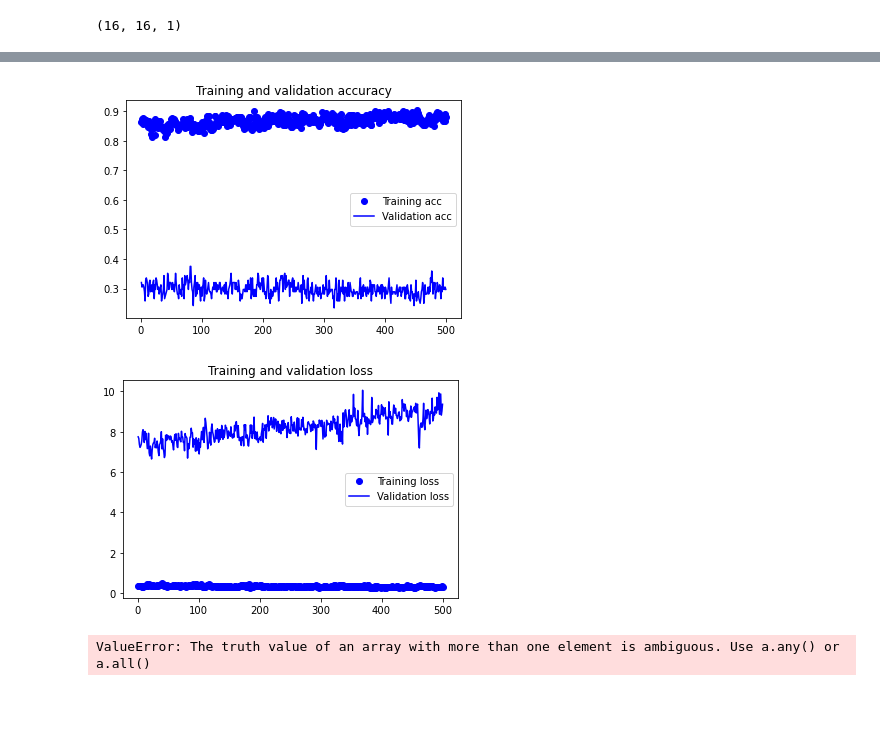
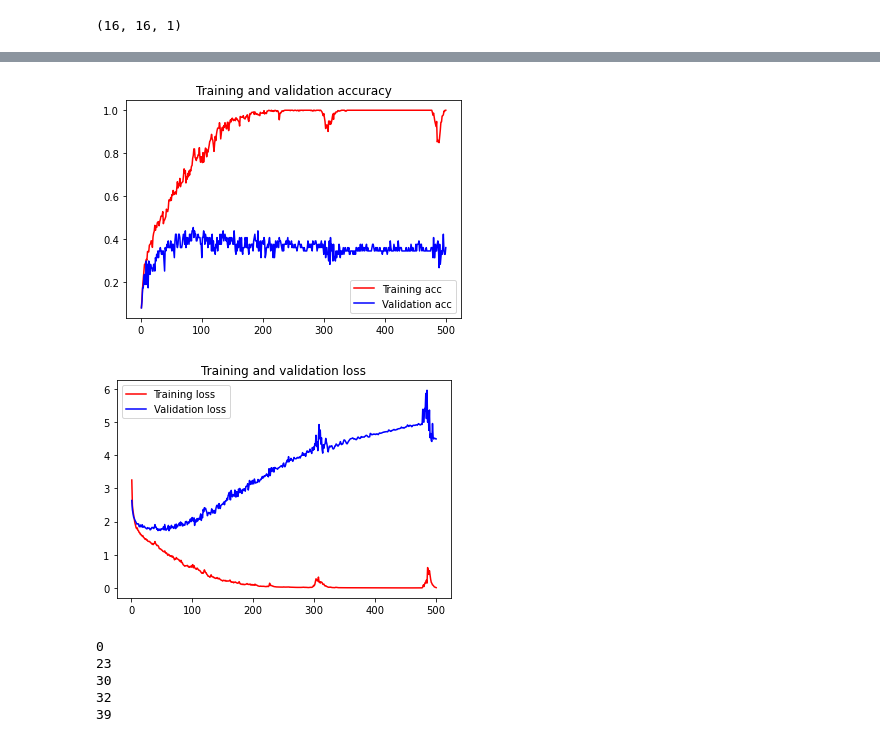
Before and after one commit to andrewsammut/monophonic_classfication_cnn, a Jupyter notebook: audioScripts/MFCCclassifier.ipynb, the cells around one changed output, grey strips where cells are left out. Cells and saved outputs as stored; diff of their text form; code cells hidden in the pictures; blank space fills up the shorter version.

```diff
--- a/audioScripts/MFCCclassifier.ipynb
+++ b/audioScripts/MFCCclassifier.ipynb
@@ -9,8 +10,9 @@ import numpy as np
 dataset_path = 'C:\\Users\\Greg\\ML\\Technical\\project\\git2\\monophonic_classfication_cnn\\padded'
 all_targets = all_targets = [name for name in listdir(dataset_path) if isdir(join(dataset_path, name))]
 all_targets.remove('_background_noise_')
+train_target = ['A3', 'A#3', 'B3', 'C3', 'C#3','D3', 'D#3', 'E3', 'F3', 'F#3','G3','A4']
 print(all_targets)
-numclasses = len(all_targets)
+numclasses = len(train_target)
 print(numclasses)
 # %% [output]
 ['A#3', 'A#4', 'A3', 'A4', 'B3', 'B4', 'C#3', 'C#4', 'C3', 'C4', 'D#3', 'D#4', 'D3', 'D4', 'E3', 'E4', 'F#3', 'F#4', 'F3', 'F4', 'G3', 'G4']
@@ -86,9 +100,9 @@ x_train = x_train.reshape(x_train.shape[0], x_train.shape[1], x_train.shape[2],
 x_val = x_val.reshape(x_val.shape[0], x_val.shape[1], x_val.shape[2], 1)
 x_test = x_test.reshape(x_test.shape[0], x_test.shape[1], x_test.shape[2], 1)
 
-y_train = utils.to_categorical(y_train, numclasses)
-y_test = utils.to_categorical(y_test, numclasses)
-y_val = utils.to_categorical(y_val, numclasses)
+#y_train = utils.to_categorical(y_train, numclasses)
+#y_test = utils.to_categorical(y_test, numclasses)
+#y_val = utils.to_categorical(y_val, numclasses)
 
 #fig=plt.figure()
 #plt.imshow(x_val[11], cmap='inferno', origin='lower')
@@ -110,18 +124,20 @@ print(sample_shape)
 # Build model
 # Based on: https://www.geeksforgeeks.org/python-image-classification-using-keras/
 model = models.Sequential()
-model.add(layers.Conv2D(32, (2, 2), activation='relu',input_shape=sample_shape))
+model.add(layers.Conv2D(32, 2, activation='relu',input_shape=sample_shape))
 model.add(layers.MaxPooling2D(pool_size=(2, 2)))
-model.add(layers.Conv2D(32, (2, 2), activation='relu'))
-model.add(layers.MaxPooling2D(pool_size=(2, 2)))
-
+#model.add(layers.Dropout(0.2))
+#model.add(layers.Conv2D(32, (2, 2), activation='relu'))
+#model.add(layers.MaxPooling2D(pool_size=(2, 2)))
+#model.add(layers.Dropout(0.2))
 model.add(layers.Conv2D(64, (2, 2), activation='relu'))
 model.add(layers.MaxPooling2D(pool_size=(2, 2)))
+#model.add(layers.Dropout(0.2))
 
 # Classifier
 model.add(layers.Flatten())
 model.add(layers.Dense(64, activation='relu'))
-model.add(layers.Dropout(0.5))
+#model.add(layers.Dropout(0.2))
 
 model.add(layers.Dense(numclasses, activation="softmax"))
 # %%
@@ -147,7 +163,7 @@ Non-trainable params: 0
 _________________________________________________________________
 # %%
 # Add training parameters to model
-model.compile(loss='categorical_crossentropy',
+model.compile(loss='sparse_categorical_crossentropy',
               optimizer='adam',
               metrics=['acc'])
 # %%
@@ -179,30 +195,30 @@ Epoch 500/500
 # %%
 # Plot results
 import matplotlib.pyplot as plt
 
 acc = history.history['acc']
 val_acc = history.history['val_acc']
 loss = history.history['loss']
 val_loss = history.history['val_loss']
 
 epochs = range(1, len(acc) + 1)
 
-plt.plot(epochs, acc, 'bo', label='Training acc')
+plt.plot(epochs, acc, 'r', label='Training acc')
 plt.plot(epochs, val_acc, 'b', label='Validation acc')
 plt.title('Training and validation accuracy')
 plt.legend()
 
 plt.figure()
 
-plt.plot(epochs, loss, 'bo', label='Training loss')
+plt.plot(epochs, loss, 'r', label='Training loss')
 plt.plot(epochs, val_loss, 'b', label='Validation loss')
 plt.title('Training and validation loss')
 plt.legend()
 
 plt.show()
 # %% [output]
-[figure, old version]
+[figure, new version]
-[figure, old version]
+[figure, new version]
 # %%
 # Save the model as a file
 models.save_model(model, model_filename)
@@ -212,4 +228,8 @@ for idx, y in enumerate(y_test):
     if y == 1:
         print(idx)
 # %% [output]
-ValueError: The truth value of an array with more than one element is ambiguous. Use a.any() or a.all()
+0
+23
+30
+32
+39
```
Also changed, not shown: parts of 11 cells of this notebook, 5 other files.
